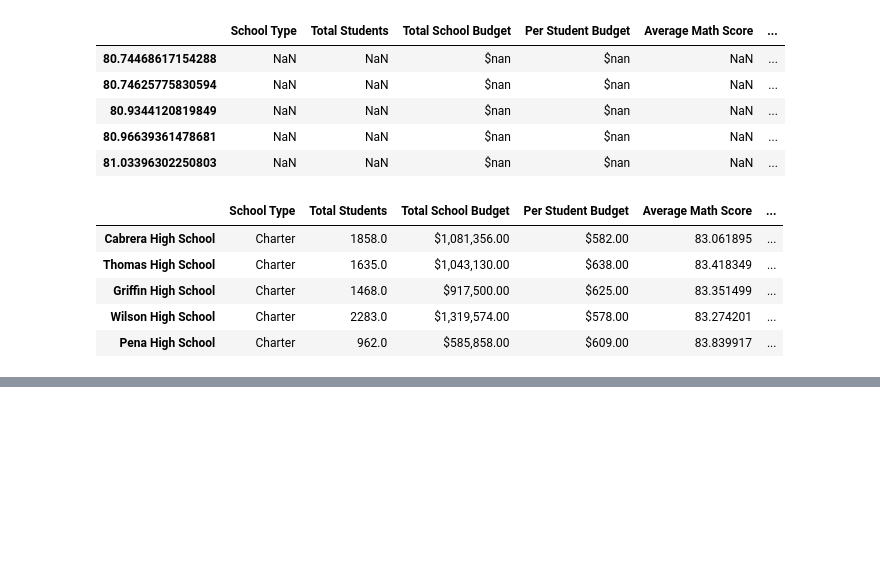
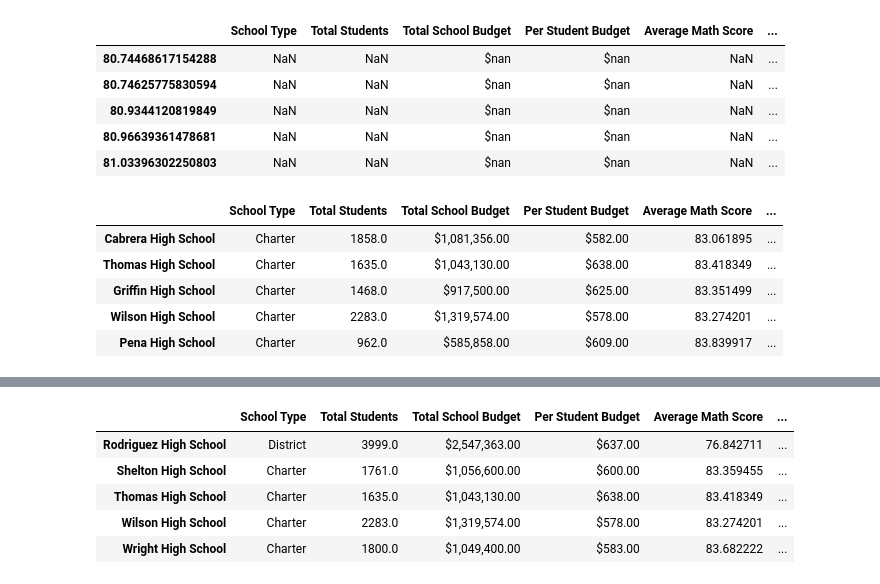
Before and after one commit to brianbutler08/School_District_Analysis, a Jupyter notebook: PyCitySchools.ipynb, the cells around one changed output, grey strips where cells are left out. Cells and saved outputs as stored; diff of their text form; code cells hidden in the pictures; blank space fills up the shorter version.

```diff
--- a/PyCitySchools.ipynb
+++ b/PyCitySchools.ipynb
@@ -1261,0 +1262,20 @@ spending_summary_df
+# %%
+# 4.12.1
+# Putting the schools into three bins based on size
+# Establish the bins.
+
+size_bins = [0, 999, 1999, 5000]
+group_names = ["Small (<1000)", "Medium (1000-1999)", "Large (2000-5000)"]
+# %%
+# Establish a new column ("School Size") and use cut to put the schools into bins
+# Categorize spending based on the bins.
+per_school_summary_df["School Size"] = pd.cut(per_school_summary_df["Total Students"], size_bins, labels=group_names)
+
+per_school_summary_df.tail()
+# %% [output]
+|  | School Type | Total Students | Total School Budget | Per Student Budget | Average Math Score | ... |
+| Rodriguez High School | District | 3999.0 | $2,547,363.00 | $637.00 | 76.842711 | ... |
+| Shelton High School | Charter | 1761.0 | $1,056,600.00 | $600.00 | 83.359455 | ... |
+| Thomas High School | Charter | 1635.0 | $1,043,130.00 | $638.00 | 83.418349 | ... |
+| Wilson High School | Charter | 2283.0 | $1,319,574.00 | $578.00 | 83.274201 | ... |
+| Wright High School | Charter | 1800.0 | $1,049,400.00 | $583.00 | 83.682222 | ... |
```
Also changed, not shown: parts of 44 cells of this notebook.
